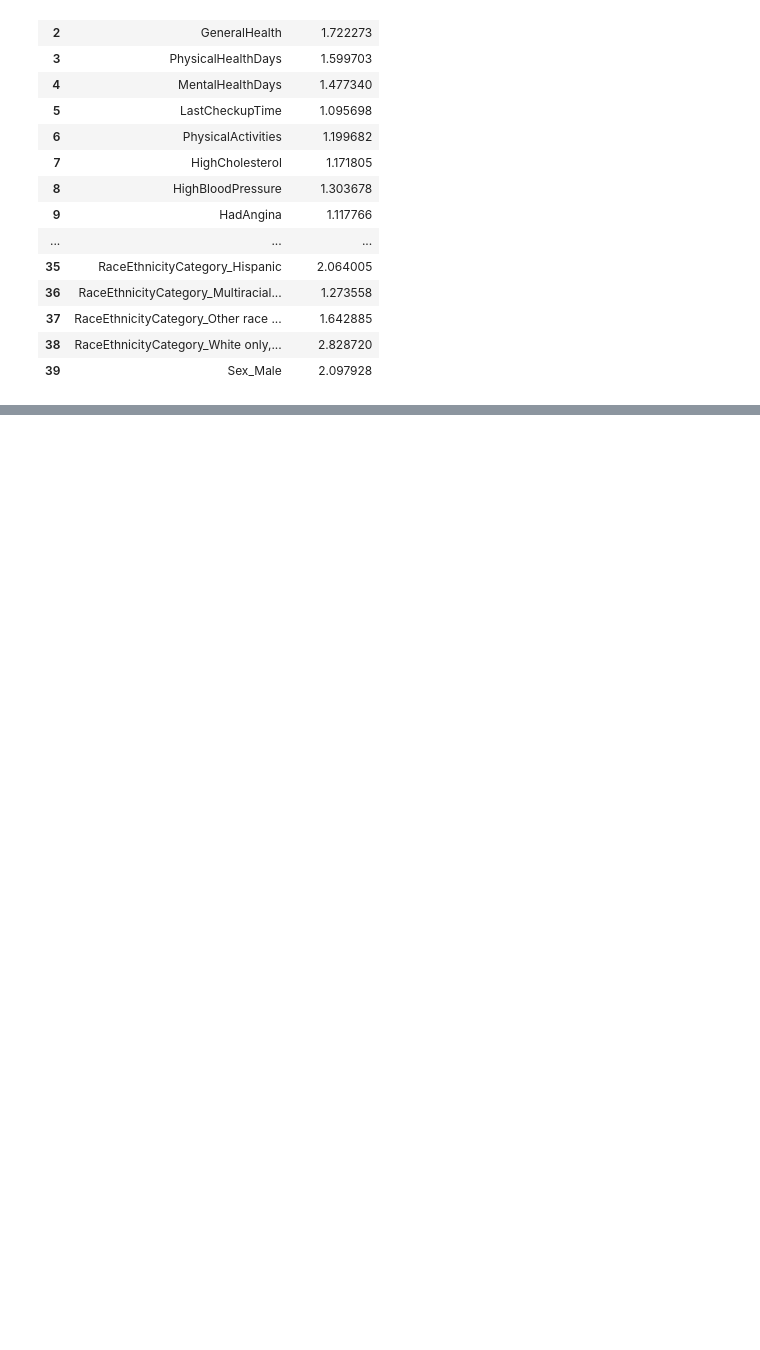
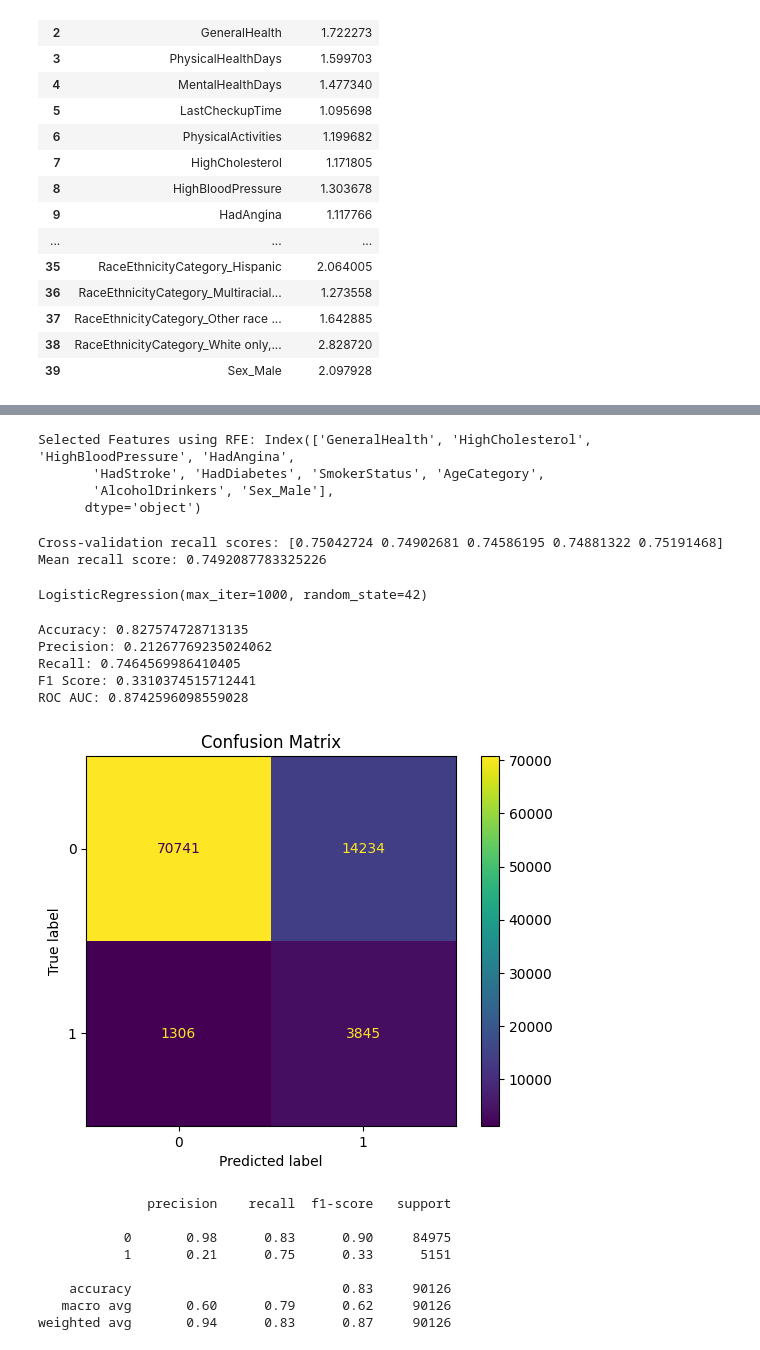
Before and after one commit to RedEye1605/9-Rhendy-Japelhendal-Saragih-Sumbayak-Sheyla-Natasha-Rahma-Ditia, a Jupyter notebook: notebooks/modeling.ipynb, the cells around one changed output, grey strips where cells are left out. Drawn from its saved outputs; the diff is of its cells as text; code cells hidden in the pictures; blank space fills up the shorter version.

```diff
--- a/notebooks/modeling.ipynb
+++ b/notebooks/modeling.ipynb
@@ -536,0 +400,75 @@ AUC-PR                       0.395120
+# %%
+# 1. **Feature Selection with RFE**
+logreg = LogisticRegression(max_iter=1000, random_state=42)
+# %%
+# Gunakan RFE untuk memilih fitur terbaik
+rfe = RFE(estimator=logreg, n_features_to_select=10)
+X_train_selected_rfe = rfe.fit_transform(X_train_scaled, y_train)
+X_test_selected_rfe = rfe.transform(X_test_scaled)
+
+# Dapatkan fitur yang terpilih
+selected_features_rfe = column_names[rfe.support_]
+print("Selected Features using RFE:", selected_features_rfe)
+# %% [output]
+Selected Features using RFE: Index(['GeneralHealth', 'HighCholesterol', 'HighBloodPressure', 'HadAngina',
+       'HadStroke', 'HadDiabetes', 'SmokerStatus', 'AgeCategory',
+       'AlcoholDrinkers', 'Sex_Male'],
+      dtype='object')
+# %%
+# 2. **Apply SMOTE for Imbalanced Classes**
+smote = SMOTE(sampling_strategy='auto', random_state=42)
+X_train_smote, y_train_smote = smote.fit_resample(X_train_selected_rfe, y_train)
+
+# 3. **Cross-validation with Stratified KFold**
+cv = StratifiedKFold(n_splits=5, shuffle=True, random_state=42)
+
+# Perform cross-validation
+cross_val_scores = cross_val_score(logreg, X_train_smote, y_train_smote, cv=cv, scoring='recall')
+
+# Print cross-validation results
+print(f"Cross-validation recall scores: {cross_val_scores}")
+print(f"Mean recall score: {cross_val_scores.mean()}")
+# %% [output]
+Cross-validation recall scores: [0.75042724 0.74902681 0.74586195 0.74881322 0.75191468]
+Mean recall score: 0.7492087783325226
+# %%
+# 4. **Train Logistic Regression on the Entire Resampled Dataset**
+logreg.fit(X_train_smote, y_train_smote)
+# %% [output]
+LogisticRegression(max_iter=1000, random_state=42)
+# %%
+# 5. **Evaluate the Model**
+y_pred = logreg.predict(X_test_selected_rfe)
+y_pred_prob = logreg.predict_proba(X_test_selected_rfe)[:, 1]
+
+# Evaluasi hasil menggunakan metrik
+print("Accuracy:", accuracy_score(y_test, y_pred))
+print("Precision:", precision_score(y_test, y_pred))
+print("Recall:", recall_score(y_test, y_pred))
+print("F1 Score:", f1_score(y_test, y_pred))
+print("ROC AUC:", roc_auc_score(y_test, y_pred_prob))
+
+# Tampilkan confusion matrix
+conf_matrix = confusion_matrix(y_test, y_pred)
+conf_matrix_display = ConfusionMatrixDisplay(confusion_matrix=conf_matrix)
+conf_matrix_display.plot()
+plt.title('Confusion Matrix')
+plt.show()
+
+# Tampilkan classification report
+print(classification_report(y_test, y_pred))
+# %% [output]
+Accuracy: 0.827574728713135
+Precision: 0.21267769235024062
+Recall: 0.7464569986410405
+F1 Score: 0.3310374515712441
+ROC AUC: 0.8742596098559028
+[figure, added]
+              precision    recall  f1-score   support
+
+           0       0.98      0.83      0.90     84975
+           1       0.21      0.75      0.33      5151
+
+    accuracy                           0.83     90126
+   macro avg       0.60      0.79      0.62     90126
+weighted avg       0.94      0.83      0.87     90126
```
Also changed, not shown: parts of 64 cells of this notebook, 1 other file.
